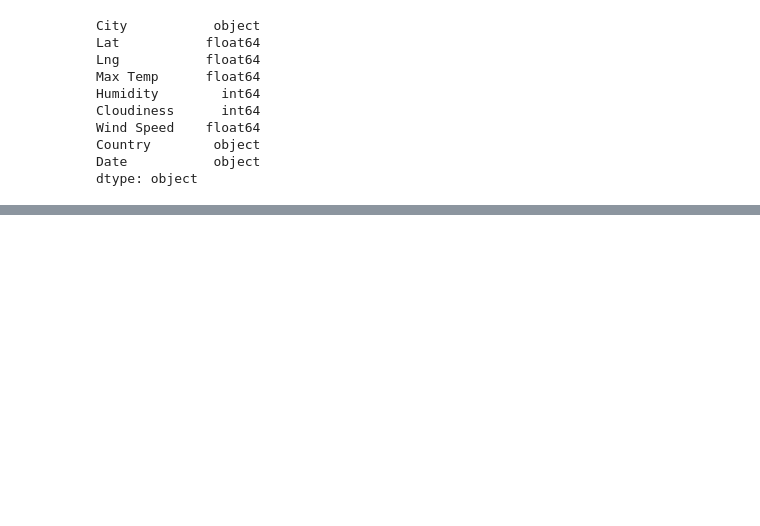
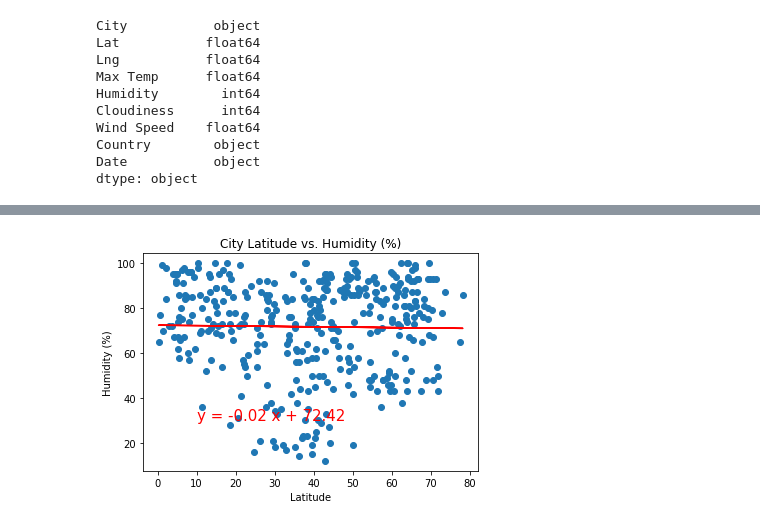
Before and after one commit to alexyang1818/bootcamp6_weatherPy, a Jupyter notebook: WeatherPy.ipynb, the cells around one changed output, grey strips where cells are left out. Drawn from its saved outputs; the diff is of its cells as text; code cells hidden in the pictures; blank space fills up the shorter version.

```diff
--- a/WeatherPy.ipynb
+++ b/WeatherPy.ipynb
@@ -274,0 +323,4 @@ plt.show()
+# %%
+plot_linear_regression(north_lats, north_humidity, "City Latitude vs. Humidity (%)", 'Humidity (%)', (10, 30))
+# %% [output]
+[figure, added]
```
Also changed, not shown: parts of 11 cells of this notebook, 5 other files.
